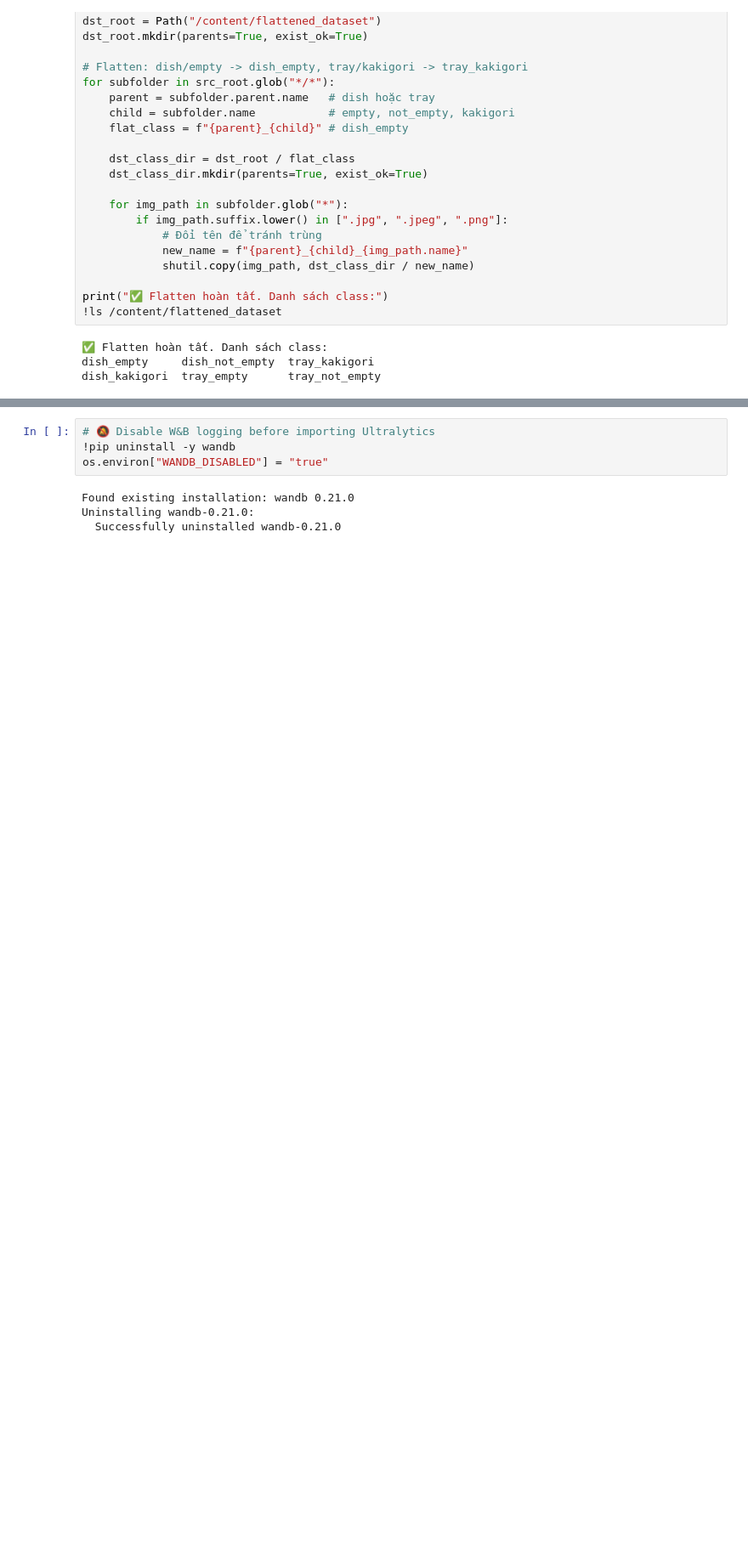
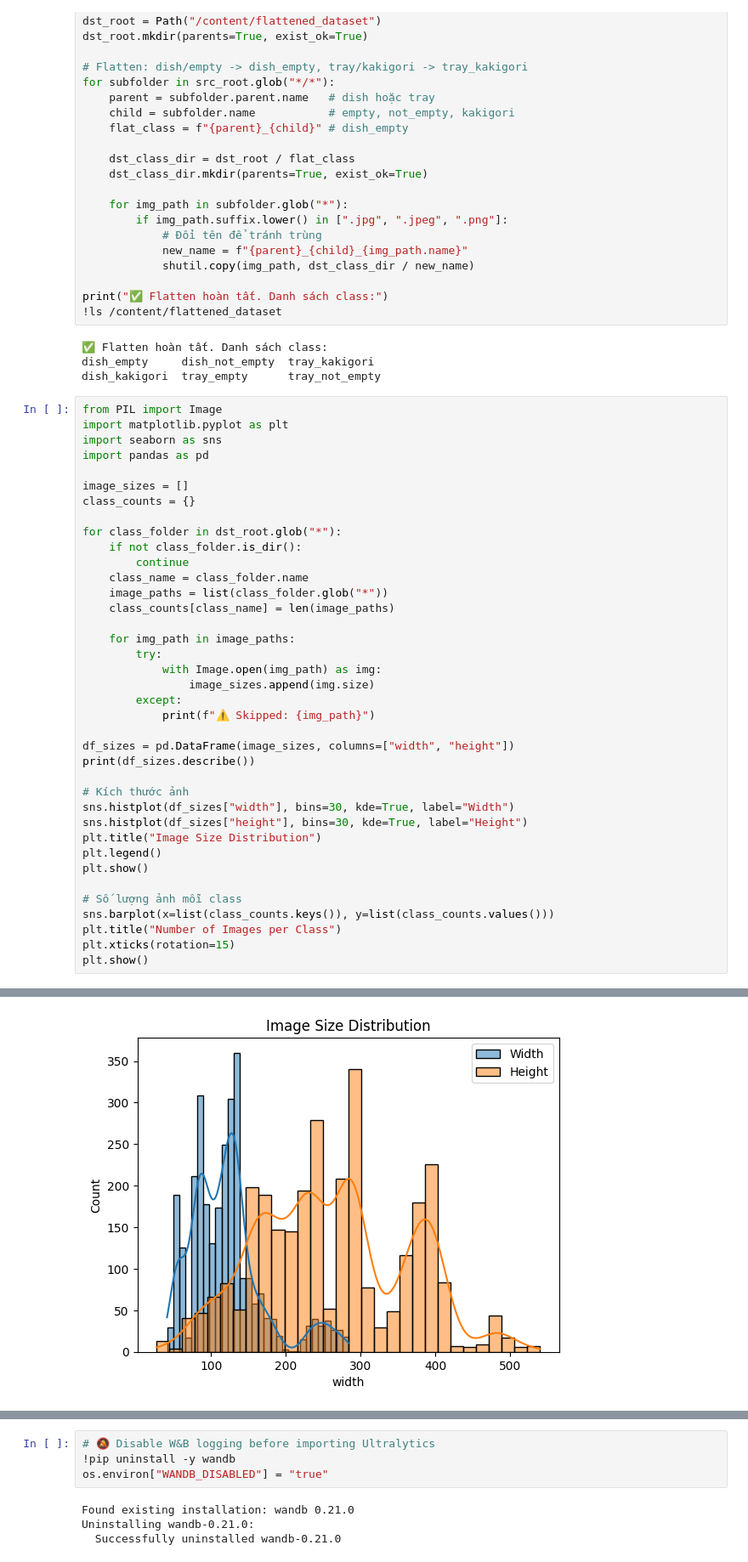
Before and after one commit to Chju89/dispatch_monitoring, a Jupyter notebook: notebooks/train_classifier_colab.ipynb, the cells around one changed output, grey strips where cells are left out. Shown at 85% size. Cells and saved outputs as stored; diff of their text form; blank space fills up the shorter version.

```diff
--- a/notebooks/train_classifier_colab.ipynb
+++ b/notebooks/train_classifier_colab.ipynb
@@ -77,3 +77,42 @@ print("✅ Flatten hoàn tất. Danh sách class:")
 ✅ Flatten hoàn tất. Danh sách class:
 dish_empty     dish_not_empty  tray_kakigori
 dish_kakigori  tray_empty      tray_not_empty
+# %%
+from PIL import Image
+import matplotlib.pyplot as plt
+import seaborn as sns
+import pandas as pd
+
+image_sizes = []
+class_counts = {}
+
+for class_folder in dst_root.glob("*"):
+    if not class_folder.is_dir():
+        continue
+    class_name = class_folder.name
+    image_paths = list(class_folder.glob("*"))
+    class_counts[class_name] = len(image_paths)
+
+    for img_path in image_paths:
+        try:
+            with Image.open(img_path) as img:
+                image_sizes.append(img.size)
+        except:
+            print(f"⚠️ Skipped: {img_path}")
+
+df_sizes = pd.DataFrame(image_sizes, columns=["width", "height"])
+print(df_sizes.describe())
+
+# Kích thước ảnh
+sns.histplot(df_sizes["width"], bins=30, kde=True, label="Width")
+sns.histplot(df_sizes["height"], bins=30, kde=True, label="Height")
+plt.title("Image Size Distribution")
+plt.legend()
+plt.show()
+
+# Số lượng ảnh mỗi class
+sns.barplot(x=list(class_counts.keys()), y=list(class_counts.values()))
+plt.title("Number of Images per Class")
+plt.xticks(rotation=15)
+plt.show()
+# %% [output]
@@ -79,0 +128 @@ dish_kakigori  tray_empty      tray_not_empty
+[figure, added]
```
Also changed, not shown: parts of 16 cells of this notebook, 3 other files.
